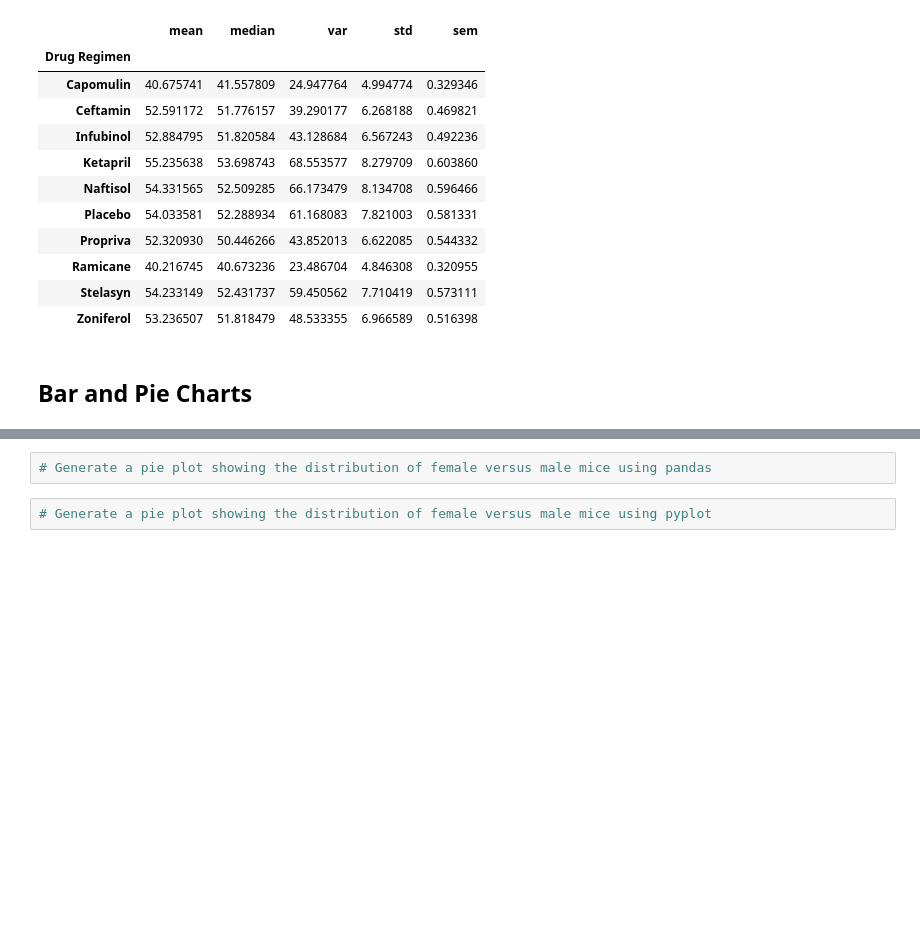
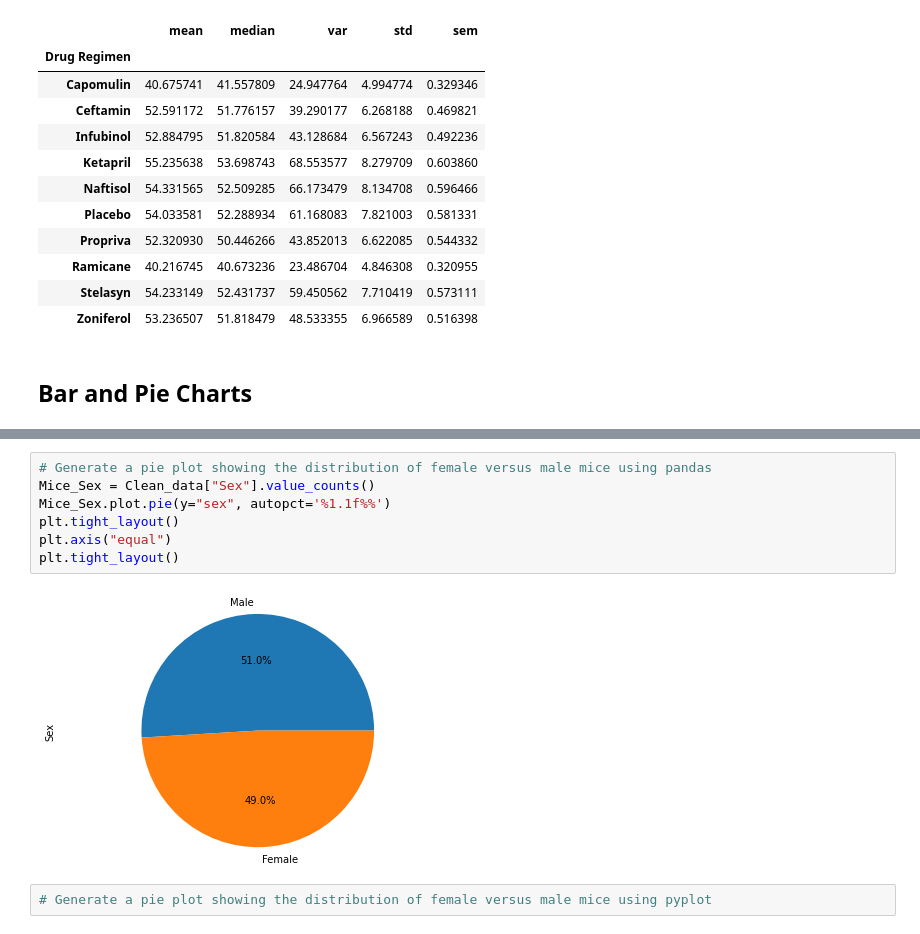
Before and after one commit to StephenTrella/MatPlotLibChallenge, a Jupyter notebook: pymaceuticals_starter.ipynb, the cells around one changed output, grey strips where cells are left out. Saved outputs shown, nothing was run; the diff lists cells and outputs as text; blank space fills up the shorter version.

```diff
--- a/pymaceuticals_starter.ipynb
+++ b/pymaceuticals_starter.ipynb
@@ -153,5 +190,12 @@ first
 # %%
 # Generate a pie plot showing the distribution of female versus male mice using pandas
+Mice_Sex = Clean_data["Sex"].value_counts()
+Mice_Sex.plot.pie(y="sex", autopct='%1.1f%%')
+plt.tight_layout()
+plt.axis("equal")
+plt.tight_layout()
+# %% [output]
+[figure, added]
 # %%
 # Generate a pie plot showing the distribution of female versus male mice using pyplot
 # %% [markdown]
```
Also changed, not shown: parts of 5 cells of this notebook.
